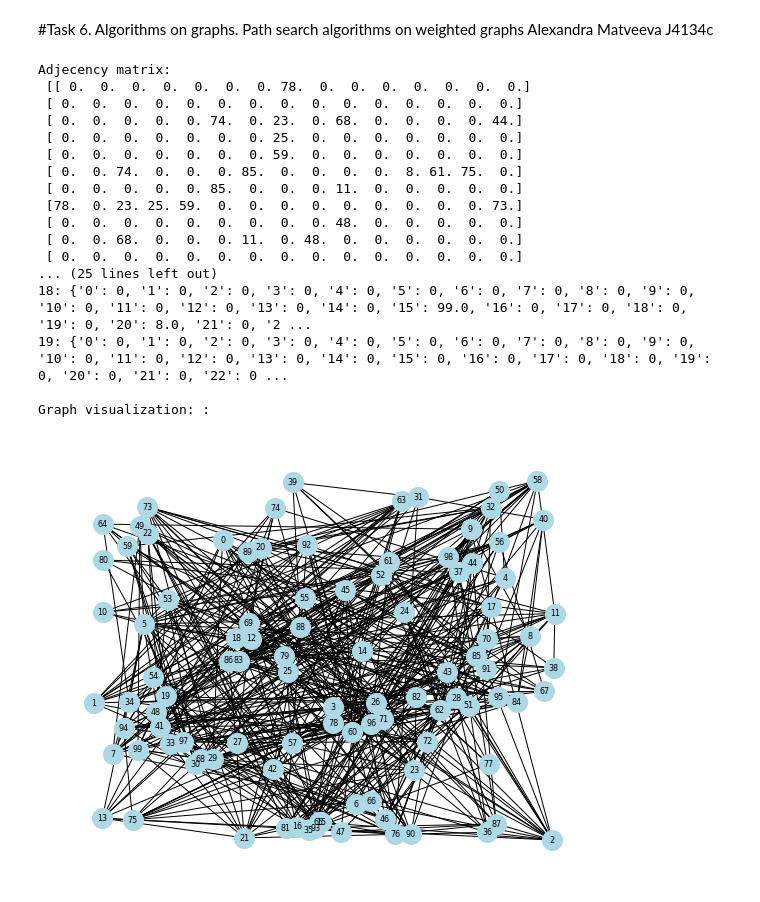
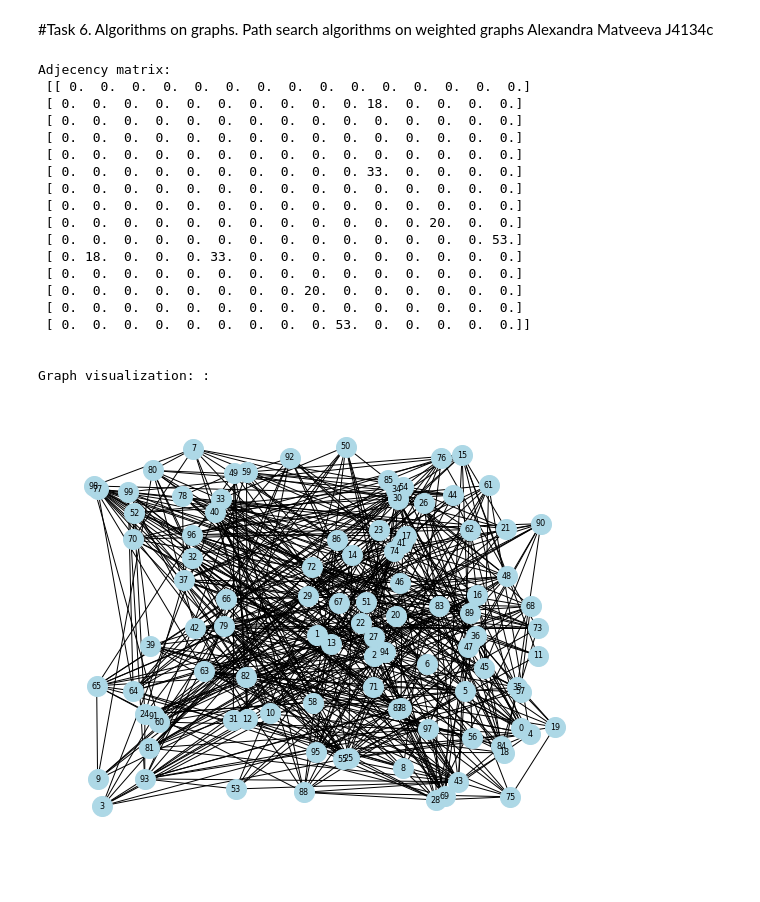
Before and after one commit to alex-mat-s/Algorithms_ITMO, a Jupyter notebook: Lab6.ipynb, the cells around one changed output. Drawn from its saved outputs; the diff is of its cells as text; code cells hidden in the pictures.

```diff
--- a/Lab6.ipynb
+++ b/Lab6.ipynb
@@ -40,42 +40,40 @@ def matrixToList(matrix):
 # %%
 # Matrix generation
 V = 100
 E = 500
 adj_matrix = adjacency_matrix(V, E)
 adj_list = matrixToList(adj_matrix)
 print('Adjecency matrix:\n', adj_matrix[:15, :15], '\n')
-print('Adjecency list:\n')
-for i in range(20):
-    temp = "{}".format(i)
-    print ("{0}: {1}".format(i, adj_list[temp]))
 print('\nGraph visualization: :\n')
 G = nx.Graph(adj_matrix)
 pos = nx.random_layout(G)
 plt.figure(3, figsize=(10, 8))
 labels = {}
 for k in range(V):
   labels[k] = "{0}".format(k)
 nx.draw_networkx_labels(G, pos, labels, font_size=8, font_color="black")
 nx.draw(G, pos, node_size = 400, node_color = "lightblue", edge_color = "black")
 # %% [output]
 Adjecency matrix:
- [[ 0.  0.  0.  0.  0.  0.  0. 78.  0.  0.  0.  0.  0.  0.  0.]
+ [[ 0.  0.  0.  0.  0.  0.  0.  0.  0.  0.  0.  0.  0.  0.  0.]
+ [ 0.  0.  0.  0.  0.  0.  0.  0.  0.  0. 18.  0.  0.  0.  0.]
  [ 0.  0.  0.  0.  0.  0.  0.  0.  0.  0.  0.  0.  0.  0.  0.]
- [ 0.  0.  0.  0.  0. 74.  0. 23.  0. 68.  0.  0.  0.  0. 44.]
- [ 0.  0.  0.  0.  0.  0.  0. 25.  0.  0.  0.  0.  0.  0.  0.]
- [ 0.  0.  0.  0.  0.  0.  0. 59.  0.  0.  0.  0.  0.  0.  0.]
- [ 0.  0. 74.  0.  0.  0. 85.  0.  0.  0.  0.  8. 61. 75.  0.]
- [ 0.  0.  0.  0.  0. 85.  0.  0.  0. 11.  0.  0.  0.  0.  0.]
- [78.  0. 23. 25. 59.  0.  0.  0.  0.  0.  0.  0.  0.  0. 73.]
- [ 0.  0.  0.  0.  0.  0.  0.  0.  0. 48.  0.  0.  0.  0.  0.]
- [ 0.  0. 68.  0.  0.  0. 11.  0. 48.  0.  0.  0.  0.  0.  0.]
  [ 0.  0.  0.  0.  0.  0.  0.  0.  0.  0.  0.  0.  0.  0.  0.]
-... (25 lines left out)
-18: {'0': 0, '1': 0, '2': 0, '3': 0, '4': 0, '5': 0, '6': 0, '7': 0, '8': 0, '9': 0, '10': 0, '11': 0, '12': 0, '13': 0, '14': 0, '15': 99.0, '16': 0, '17': 0, '18': 0, '19': 0, '20': 8.0, '21': 0, '2 ...
-19: {'0': 0, '1': 0, '2': 0, '3': 0, '4': 0, '5': 0, '6': 0, '7': 0, '8': 0, '9': 0, '10': 0, '11': 0, '12': 0, '13': 0, '14': 0, '15': 0, '16': 0, '17': 0, '18': 0, '19': 0, '20': 0, '21': 0, '22': 0 ...
+ [ 0.  0.  0.  0.  0.  0.  0.  0.  0.  0.  0.  0.  0.  0.  0.]
+ [ 0.  0.  0.  0.  0.  0.  0.  0.  0.  0. 33.  0.  0.  0.  0.]
+ [ 0.  0.  0.  0.  0.  0.  0.  0.  0.  0.  0.  0.  0.  0.  0.]
+ [ 0.  0.  0.  0.  0.  0.  0.  0.  0.  0.  0.  0.  0.  0.  0.]
+ [ 0.  0.  0.  0.  0.  0.  0.  0.  0.  0.  0.  0. 20.  0.  0.]
+ [ 0.  0.  0.  0.  0.  0.  0.  0.  0.  0.  0.  0.  0.  0. 53.]
+ [ 0. 18.  0.  0.  0. 33.  0.  0.  0.  0.  0.  0.  0.  0.  0.]
+ [ 0.  0.  0.  0.  0.  0.  0.  0.  0.  0.  0.  0.  0.  0.  0.]
+ [ 0.  0.  0.  0.  0.  0.  0.  0. 20.  0.  0.  0.  0.  0.  0.]
+ [ 0.  0.  0.  0.  0.  0.  0.  0.  0.  0.  0.  0.  0.  0.  0.]
+ [ 0.  0.  0.  0.  0.  0.  0.  0.  0. 53.  0.  0.  0.  0.  0.]]
+
 
 Graph visualization: :
-[figure, old version]
+[figure, new version]
 # %%
 experiments = 10
 source = np.random.randint(0, V)
```
Also changed, not shown: parts of 4 cells of this notebook.
